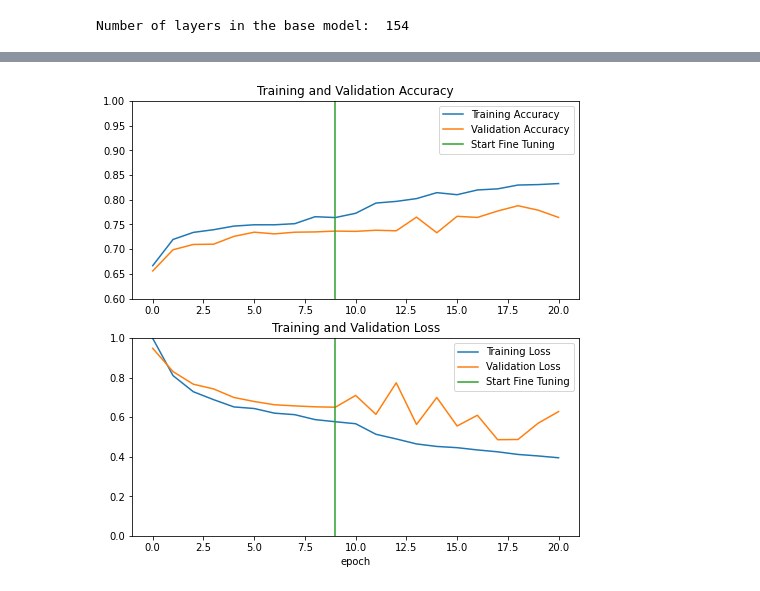
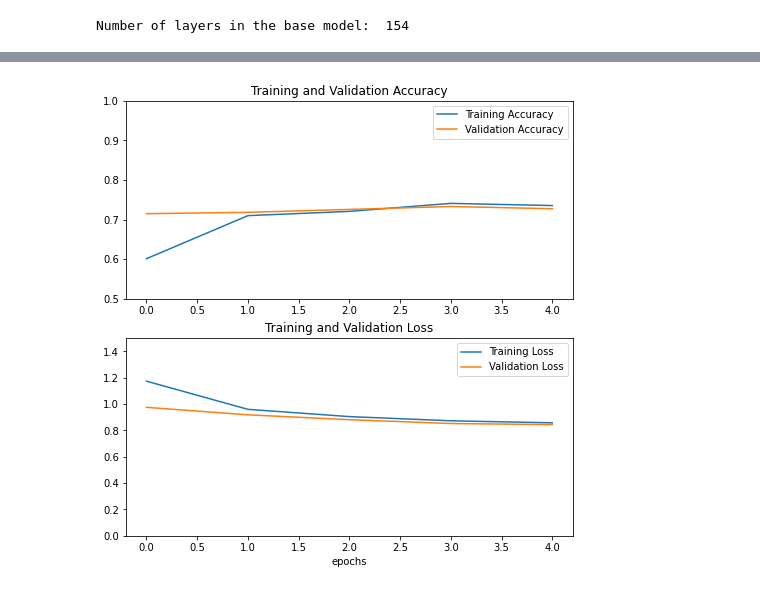
Before and after one commit to tevfikcagridural/Steel_Defect_Detection, a Jupyter notebook: Capstone_3_Modelling_With_Keras.ipynb, the cells around one changed output, grey strips where cells are left out. Saved outputs shown, nothing was run; the diff lists cells and outputs as text; code cells hidden in the pictures.

```diff
--- a/Capstone_3_Modelling_With_Keras.ipynb
+++ b/Capstone_3_Modelling_With_Keras.ipynb
@@ -166,7 +161,7 @@ print(prediction_batch.shape)
 # %% [output]
 (32, 4)
 # %%
-inputs = tf.keras.Input(shape=(160, 160, 3))
+inputs = tf.keras.Input(shape=(256, 1600, 3))
 x = data_augmentation(inputs)
 x = preprocess_input(x)
 x = base_model(x, training=False)
@@ -177,7 +172,7 @@ model = tf.keras.Model(inputs, outputs)
 # %%
 base_learning_rate = 0.0001
 model.compile(optimizer=tf.keras.optimizers.Adam(lr=base_learning_rate),
-              loss=tf.keras.losses.CategoricalCrossentropy(from_logits=True),
+              loss=tf.keras.losses.CategoricalCrossentropy(from_logits=True, label_smoothing=0.1),
               metrics=['accuracy'])
 # %%
 model.summary()
@@ -204,7 +199,7 @@ len(model.trainable_variables)
 # %% [output]
 2
 # %%
-initial_epochs = 10
+initial_epochs = 5
 
 loss0, accuracy0 = model.evaluate(valid_generator)
 # %% [output]
@@ -281,7 +266,7 @@ fine_tune_at = 100
 for layer in base_model.layers[:fine_tune_at]:
   layer.trainable = False
 # %%
-model.compile(loss=tf.keras.losses.CategoricalCrossentropy(from_logits=True),
+model.compile(loss=tf.keras.losses.CategoricalCrossentropy(from_logits=True, label_smoothing=0.1),
               optimizer=tf.keras.optimizers.RMSprop(lr=base_learning_rate/10),
               metrics=['accuracy'])
 # %%
@@ -343,23 +328,23 @@ val_loss += history_fine.history['val_loss']
 # %%
 plt.figure(figsize=(8, 8))
 plt.subplot(2, 1, 1)
 plt.plot(acc, label='Training Accuracy')
 plt.plot(val_acc, label='Validation Accuracy')
-plt.ylim([0.6, 1])
-plt.plot([initial_epochs-1,initial_epochs-1],
-          plt.ylim(), label='Start Fine Tuning')
+plt.ylim([0.5, 1])
+# plt.plot([initial_epochs-1,initial_epochs-1],
+#           plt.ylim(), label='Start Fine Tuning')
 plt.legend(loc='upper right')
 plt.title('Training and Validation Accuracy')
 
 plt.subplot(2, 1, 2)
 plt.plot(loss, label='Training Loss')
 plt.plot(val_loss, label='Validation Loss')
-plt.ylim([0, 1.0])
-plt.plot([initial_epochs-1,initial_epochs-1],
-         plt.ylim(), label='Start Fine Tuning')
+plt.ylim([0, 1.5])
+# plt.plot([initial_epochs-1,initial_epochs-1],
+#          plt.ylim(), label='Start Fine Tuning')
 plt.legend(loc='upper right')
 plt.title('Training and Validation Loss')
-plt.xlabel('epoch')
+plt.xlabel('epochs')
 plt.show()
 # %% [output]
-[figure, old version]
+[figure, new version]
```
Also changed, not shown: parts of 26 cells of this notebook.
